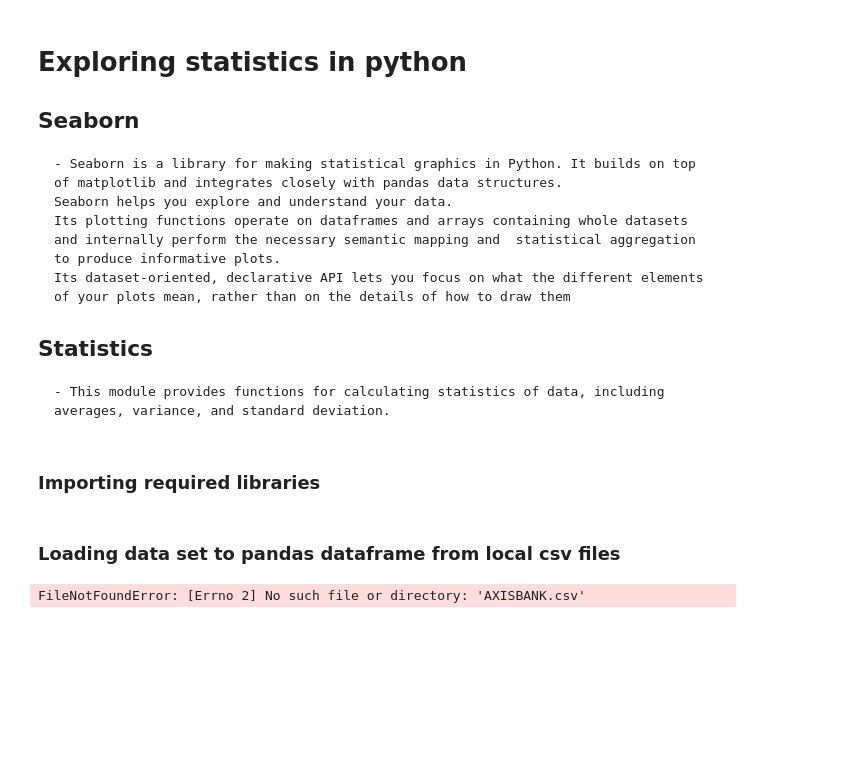
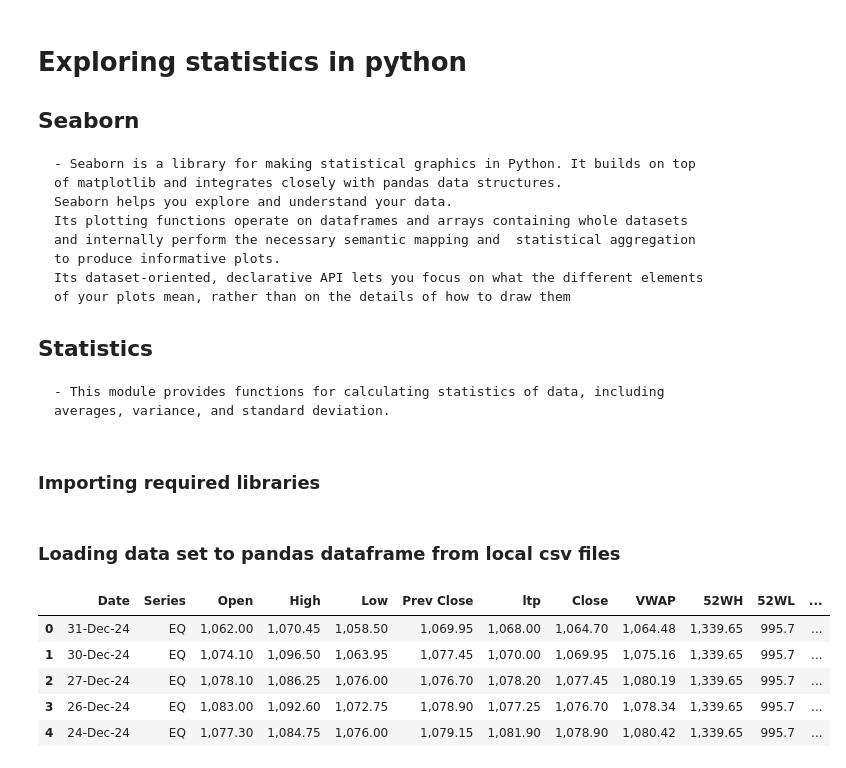
Before and after one commit to msuresh3/DS_Stats, a Jupyter notebook: Python_stats.ipynb, the cells around one changed output. Cells and saved outputs as stored; diff of their text form; code cells hidden in the pictures; blank space fills up the shorter version.

```diff
--- a/Python_stats.ipynb
+++ b/Python_stats.ipynb
@@ -21,9 +23,15 @@ import seaborn as sns
 ### Loading data set to pandas dataframe from local csv files
 # %%
 #df = sns.load_dataset('tips')
-df = pd.read_csv('AXISBANK.csv')
+#df = pd.read_csv('AXISBANK.csv')
+df = pd.read_csv('/content/AXISBANK.csv') # Google Colab location
 df.head()
 # %% [output]
-FileNotFoundError: [Errno 2] No such file or directory: 'AXISBANK.csv'
+|  | Date | Series | Open | High | Low | Prev Close | ltp | Close | VWAP | 52WH | 52WL | ... |
+| 0 | 31-Dec-24 | EQ | 1,062.00 | 1,070.45 | 1,058.50 | 1,069.95 | 1,068.00 | 1,064.70 | 1,064.48 | 1,339.65 | 995.7 | ... |
+| 1 | 30-Dec-24 | EQ | 1,074.10 | 1,096.50 | 1,063.95 | 1,077.45 | 1,070.00 | 1,069.95 | 1,075.16 | 1,339.65 | 995.7 | ... |
+| 2 | 27-Dec-24 | EQ | 1,078.10 | 1,086.25 | 1,076.00 | 1,076.70 | 1,078.20 | 1,077.45 | 1,080.19 | 1,339.65 | 995.7 | ... |
+| 3 | 26-Dec-24 | EQ | 1,083.00 | 1,092.60 | 1,072.75 | 1,078.90 | 1,077.25 | 1,076.70 | 1,078.34 | 1,339.65 | 995.7 | ... |
+| 4 | 24-Dec-24 | EQ | 1,077.30 | 1,084.75 | 1,076.00 | 1,079.15 | 1,081.90 | 1,078.90 | 1,080.42 | 1,339.65 | 995.7 | ... |
 # %%
 df.info()
```
Also changed, not shown: parts of 7 cells of this notebook.
